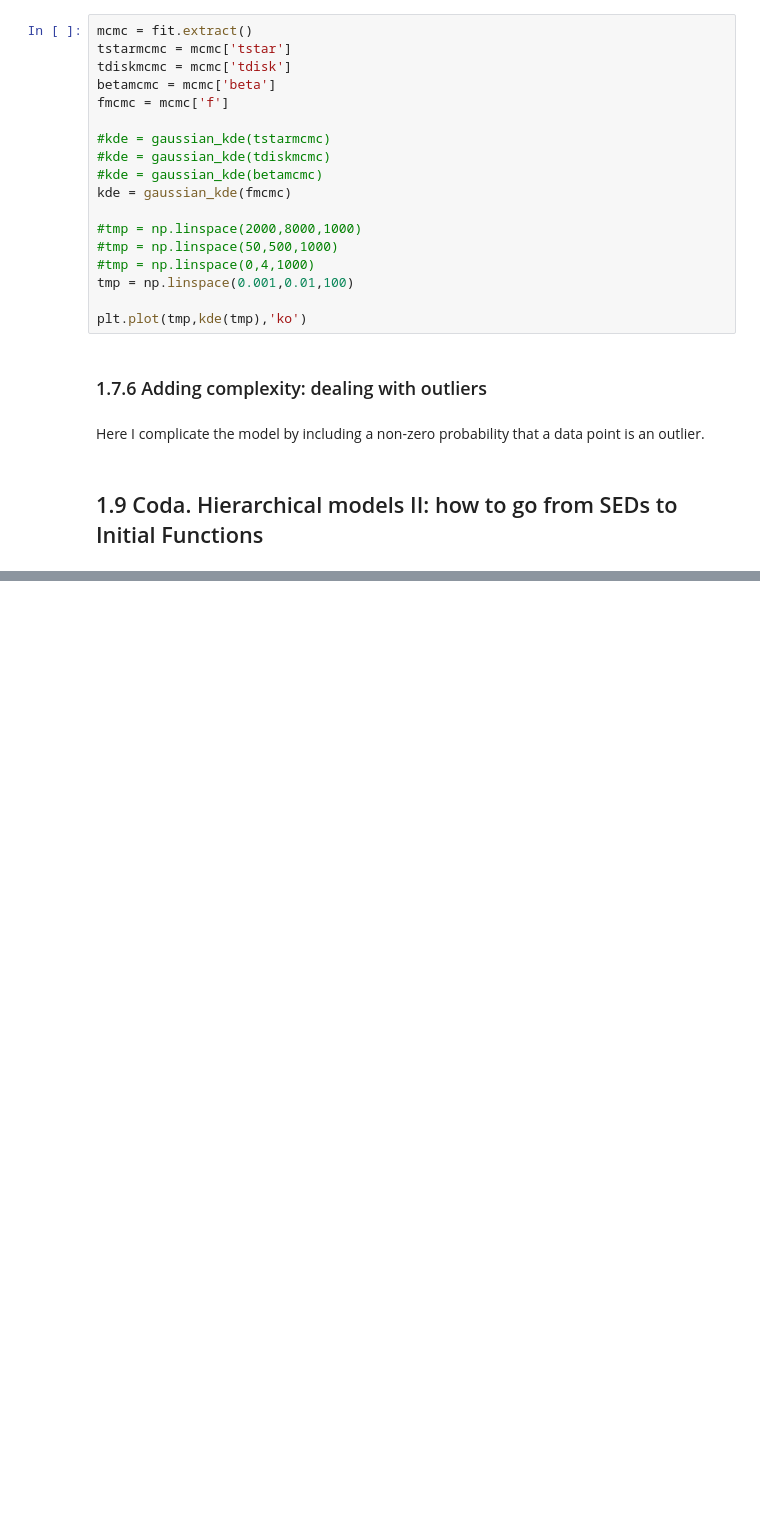
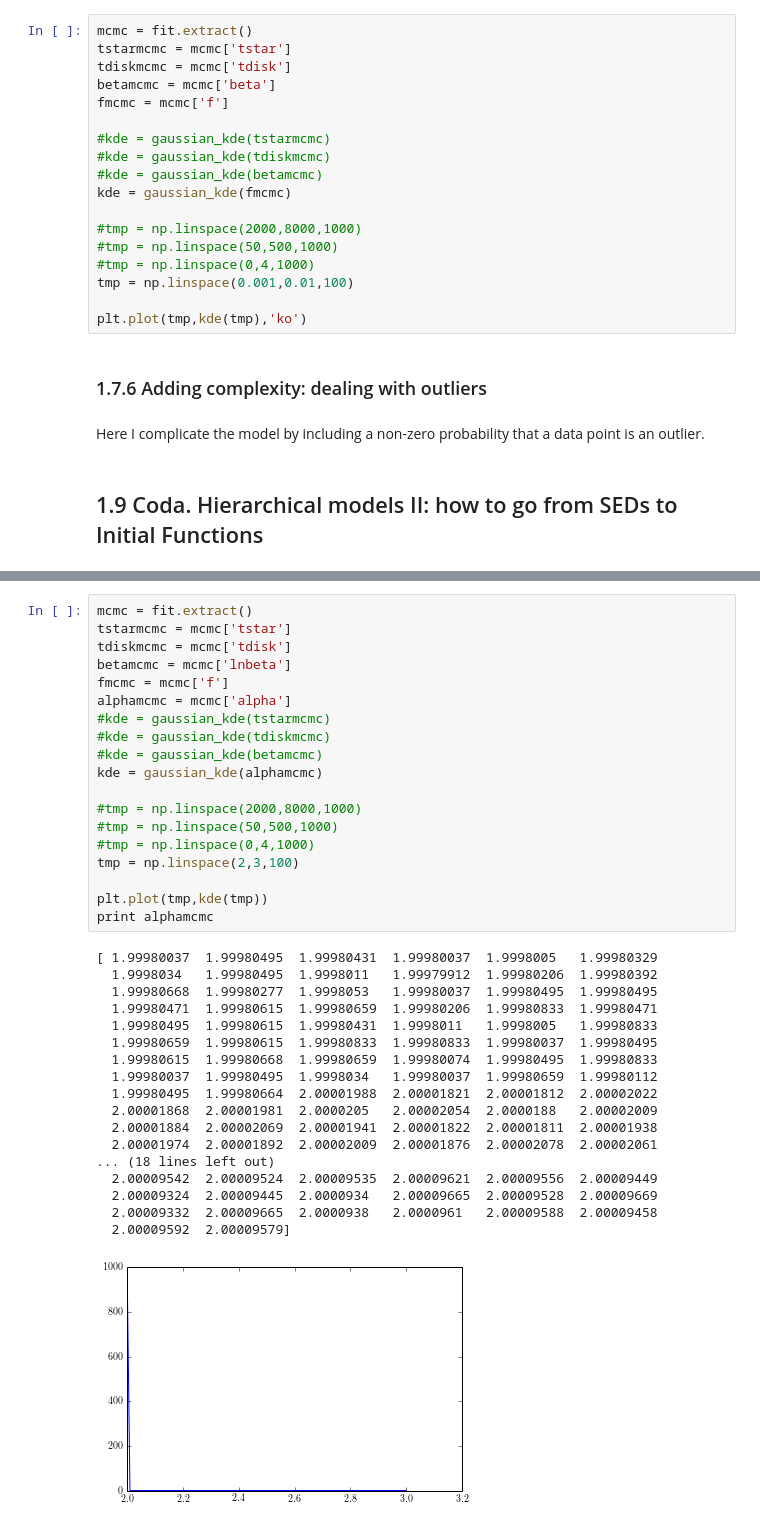
Before and after one commit to luis-sarro/ESAC-Astrostatistics-School-, a Jupyter notebook: ESAC School - Day 1 - Model Fitting.ipynb, the cells around one changed output, grey strips where cells are left out. Cells and saved outputs as stored; diff of their text form; blank space fills up the shorter version.

```diff
--- a/ESAC School - Day 1 - Model Fitting.ipynb
+++ b/ESAC School - Day 1 - Model Fitting.ipynb
@@ -1201,0 +1354,38 @@ NameError: name 'lmb' is not defined
+# %%
+mcmc = fit.extract()
+tstarmcmc = mcmc['tstar']
+tdiskmcmc = mcmc['tdisk']
+betamcmc = mcmc['lnbeta']
+fmcmc = mcmc['f']
+alphamcmc = mcmc['alpha']
+#kde = gaussian_kde(tstarmcmc)
+#kde = gaussian_kde(tdiskmcmc)
+#kde = gaussian_kde(betamcmc)
+kde = gaussian_kde(alphamcmc)
+
+#tmp = np.linspace(2000,8000,1000)
+#tmp = np.linspace(50,500,1000)
+#tmp = np.linspace(0,4,1000)
+tmp = np.linspace(2,3,100)
+
+plt.plot(tmp,kde(tmp))
+print alphamcmc
+# %% [output]
+[ 1.99980037  1.99980495  1.99980431  1.99980037  1.9998005   1.99980329
+  1.9998034   1.99980495  1.9998011   1.99979912  1.99980206  1.99980392
+  1.99980668  1.99980277  1.9998053   1.99980037  1.99980495  1.99980495
+  1.99980471  1.99980615  1.99980659  1.99980206  1.99980833  1.99980471
+  1.99980495  1.99980615  1.99980431  1.9998011   1.9998005   1.99980833
+  1.99980659  1.99980615  1.99980833  1.99980833  1.99980037  1.99980495
+  1.99980615  1.99980668  1.99980659  1.99980074  1.99980495  1.99980833
+  1.99980037  1.99980495  1.9998034   1.99980037  1.99980659  1.99980112
+  1.99980495  1.99980664  2.00001988  2.00001821  2.00001812  2.00002022
+  2.00001868  2.00001981  2.0000205   2.00002054  2.0000188   2.00002009
+  2.00001884  2.00002069  2.00001941  2.00001822  2.00001811  2.00001938
+  2.00001974  2.00001892  2.00002009  2.00001876  2.00002078  2.00002061
+... (18 lines left out)
+  2.00009542  2.00009524  2.00009535  2.00009621  2.00009556  2.00009449
+  2.00009324  2.00009445  2.0000934   2.00009665  2.00009528  2.00009669
+  2.00009332  2.00009665  2.0000938   2.0000961   2.00009588  2.00009458
+  2.00009592  2.00009579]
+[figure, added]
```
Also changed, not shown: parts of 8 cells of this notebook.
